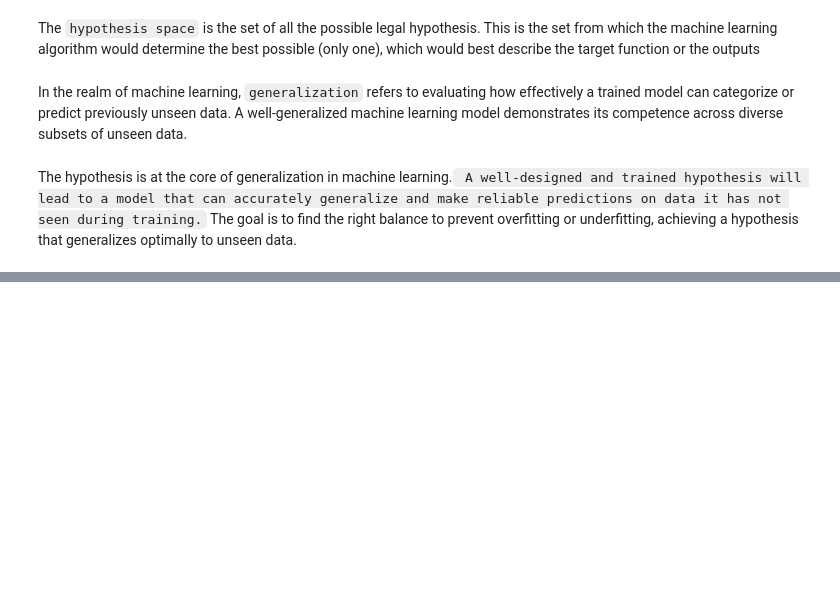
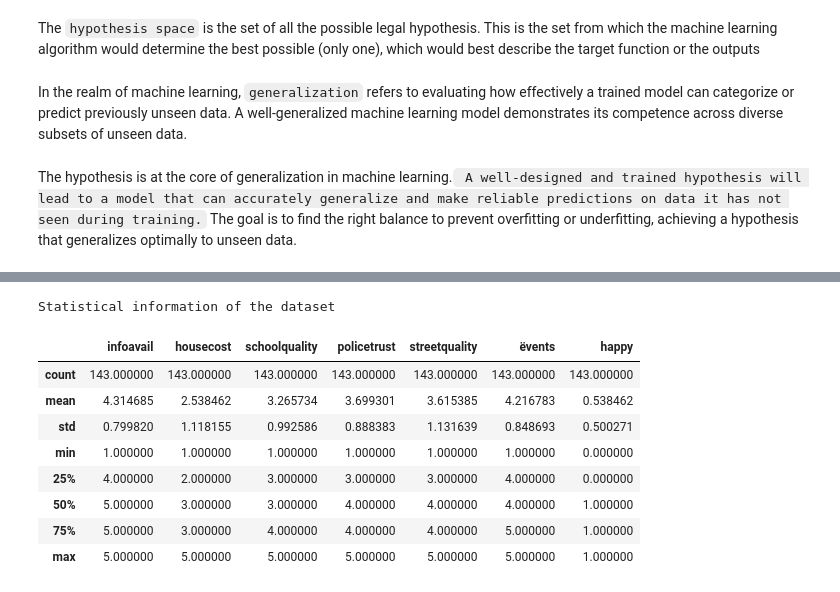
Before and after one commit to mmaazkhanhere/genai-learning-repo, a Jupyter notebook: machine-learning-course/course.ipynb, the cells around one changed output, grey strips where cells are left out. Drawn from its saved outputs; the diff is of its cells as text; code cells hidden in the pictures; blank space fills up the shorter version.

```diff
--- a/machine-learning-course/course.ipynb
+++ b/machine-learning-course/course.ipynb
@@ -144,0 +213,14 @@ The hypothesis is at the core of generalization in machine learning.` A well-des
+# %%
+print("Statistical information of the dataset\n")
+df.describe()
+# %% [output]
+Statistical information of the dataset
+|  | infoavail | housecost | schoolquality | policetrust | streetquality | ëvents | happy |
+| count | 143.000000 | 143.000000 | 143.000000 | 143.000000 | 143.000000 | 143.000000 | 143.000000 |
+| mean | 4.314685 | 2.538462 | 3.265734 | 3.699301 | 3.615385 | 4.216783 | 0.538462 |
+| std | 0.799820 | 1.118155 | 0.992586 | 0.888383 | 1.131639 | 0.848693 | 0.500271 |
+| min | 1.000000 | 1.000000 | 1.000000 | 1.000000 | 1.000000 | 1.000000 | 0.000000 |
+| 25% | 4.000000 | 2.000000 | 3.000000 | 3.000000 | 3.000000 | 4.000000 | 0.000000 |
+| 50% | 5.000000 | 3.000000 | 3.000000 | 4.000000 | 4.000000 | 4.000000 | 1.000000 |
+| 75% | 5.000000 | 3.000000 | 4.000000 | 4.000000 | 4.000000 | 5.000000 | 1.000000 |
+| max | 5.000000 | 5.000000 | 5.000000 | 5.000000 | 5.000000 | 5.000000 | 1.000000 |
```
Also changed, not shown: parts of 31 cells of this notebook, 3 other files.
